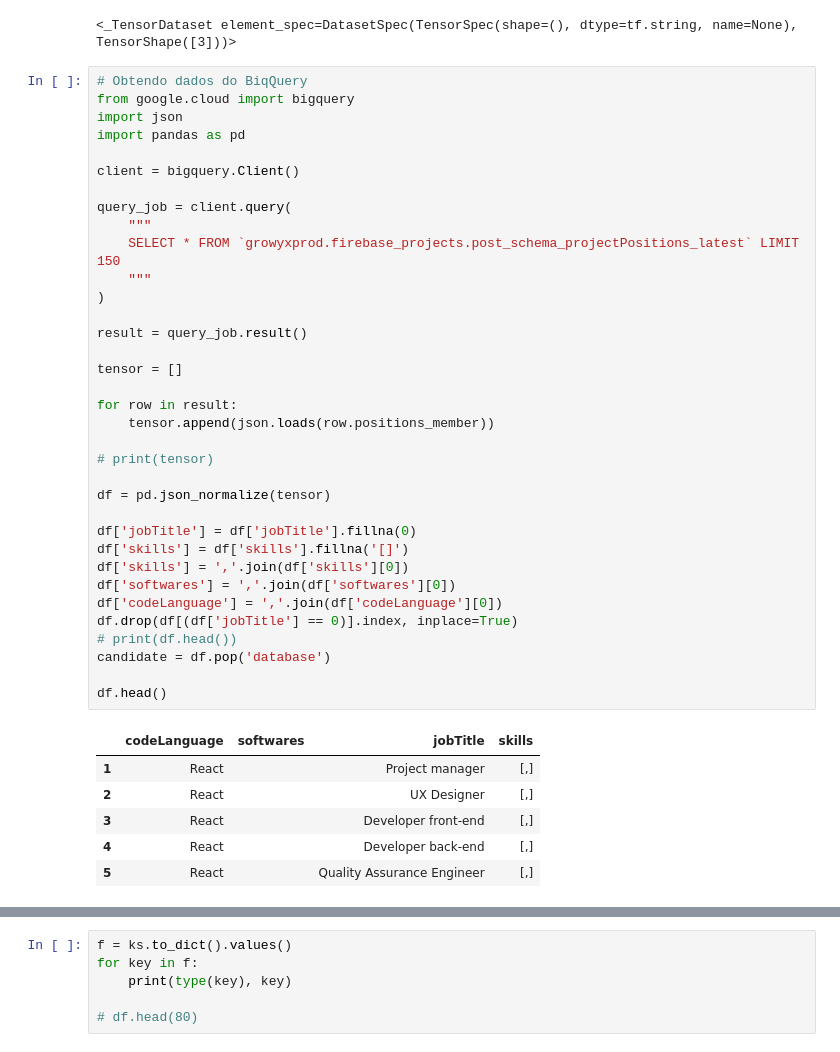
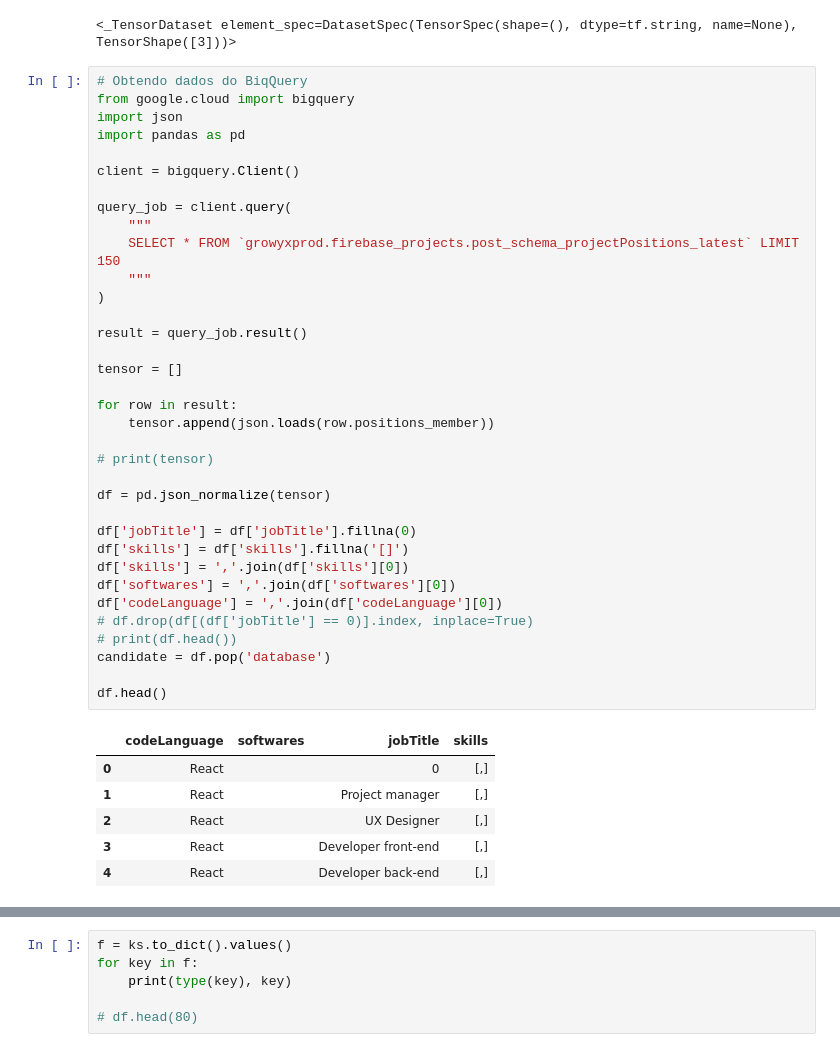
Before and after one commit to Chm-vinicius/coolab_tensorflow_study, a Jupyter notebook: machine_learn.ipynb, the cells around one changed output, grey strips where cells are left out. Cells and saved outputs as stored; diff of their text form.

```diff
--- a/machine_learn.ipynb
+++ b/machine_learn.ipynb
@@ -52,39 +52,39 @@ import pandas as pd
 client = bigquery.Client()
 
 query_job = client.query(
     """
     SELECT * FROM `growyxprod.firebase_projects.post_schema_projectPositions_latest` LIMIT 150
     """
 )
 
 result = query_job.result()
 
 tensor = []
 
 for row in result:
     tensor.append(json.loads(row.positions_member))
 
 # print(tensor)
 
 df = pd.json_normalize(tensor)
 
 df['jobTitle'] = df['jobTitle'].fillna(0)
 df['skills'] = df['skills'].fillna('[]')
 df['skills'] = ','.join(df['skills'][0])
 df['softwares'] = ','.join(df['softwares'][0])
 df['codeLanguage'] = ','.join(df['codeLanguage'][0])
-df.drop(df[(df['jobTitle'] == 0)].index, inplace=True)
+# df.drop(df[(df['jobTitle'] == 0)].index, inplace=True)
 # print(df.head())
 candidate = df.pop('database')
 
 df.head()
 # %% [output]
 |  | codeLanguage | softwares | jobTitle | skills |
+| 0 | React |  | 0 | [,] |
 | 1 | React |  | Project manager | [,] |
 | 2 | React |  | UX Designer | [,] |
 | 3 | React |  | Developer front-end | [,] |
 | 4 | React |  | Developer back-end | [,] |
-| 5 | React |  | Quality Assurance Engineer | [,] |
 # %%
 
 selecteds_query_job = client.query(
```
Also changed, not shown: parts of 6 cells of this notebook.
